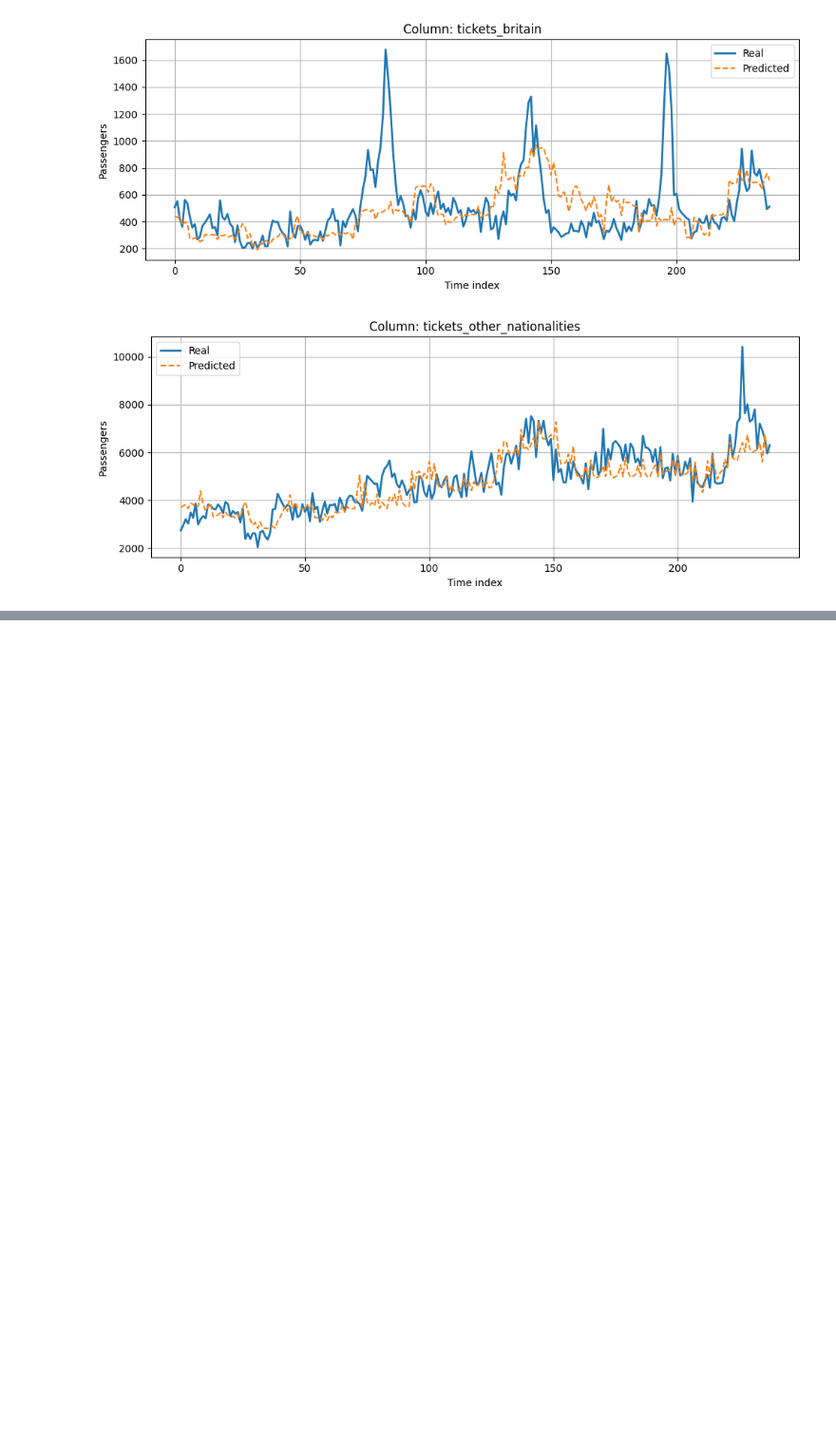
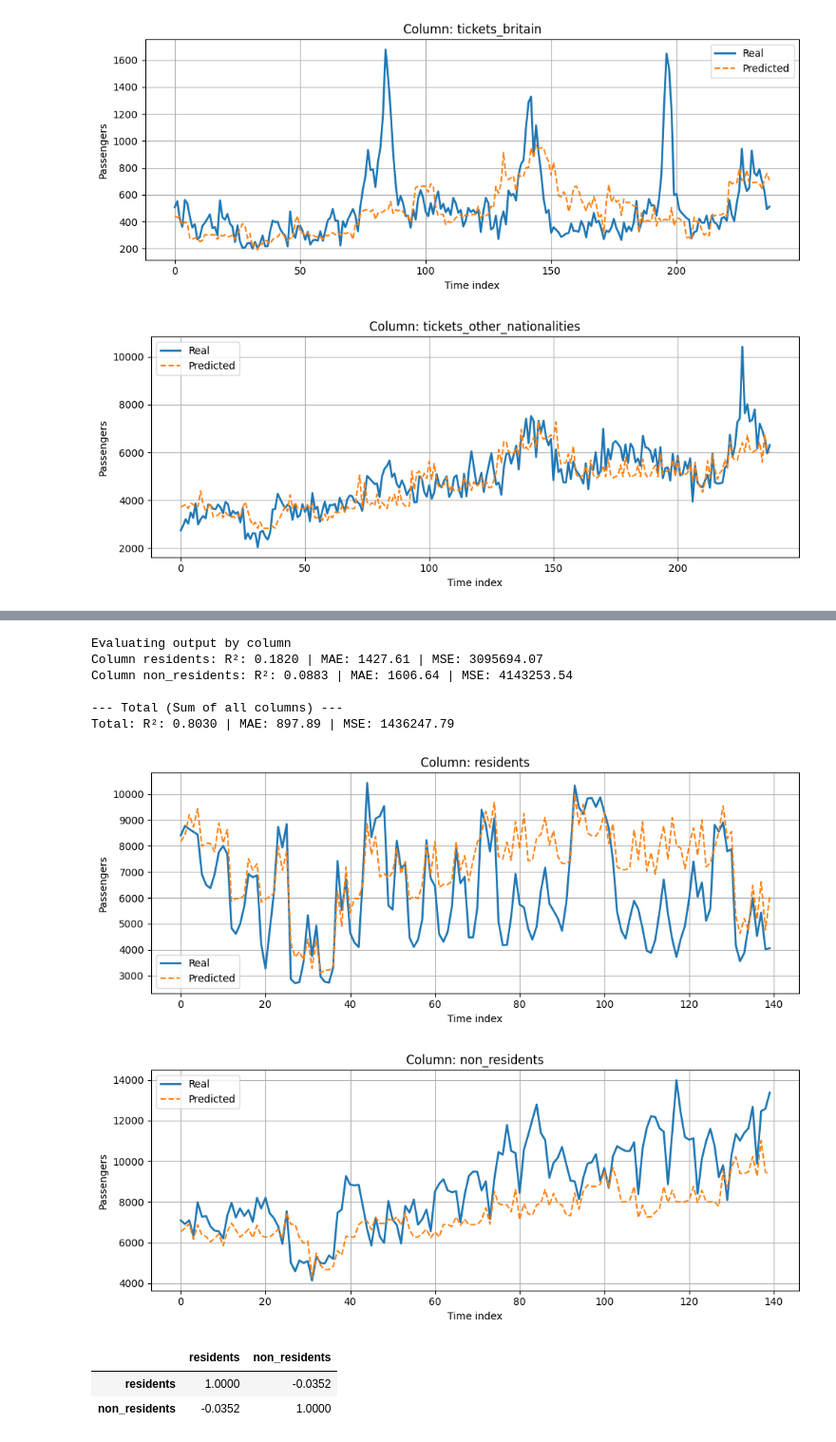
Before and after one commit to jfitam/demand_analysis_HHR, a Jupyter notebook: notebooks/HHR HTS.ipynb, the cells around one changed output, grey strips where cells are left out. Shown at 95% size. Saved outputs shown, nothing was run; the diff lists cells and outputs as text; code cells hidden in the pictures; blank space fills up the shorter version.

```diff
--- a/notebooks/HHR HTS.ipynb
+++ b/notebooks/HHR HTS.ipynb
@@ -301,0 +269,18 @@ from sklearn.preprocessing import FunctionTransformer
+# %%
+y_pred = evaluation(fitted_model_residency, y_train, X_test[:140], y_test[:140])
+plot_predictions_by_column(y_test[:140], y_pred)
+# %% [output]
+Evaluating output by column
+Column residents: R²: 0.1820 | MAE: 1427.61 | MSE: 3095694.07
+Column non_residents: R²: 0.0883 | MAE: 1606.64 | MSE: 4143253.54
+
+--- Total (Sum of all columns) ---
+Total: R²: 0.8030 | MAE: 897.89 | MSE: 1436247.79
+[figure, added]
+[figure, added]
+# %%
+df[["residents", "non_residents"]].corr()
+# %% [output]
+|  | residents | non_residents |
+| residents | 1.0000 | -0.0352 |
+| non_residents | -0.0352 | 1.0000 |
```
Also changed, not shown: parts of 14 cells of this notebook, 2 other files.
